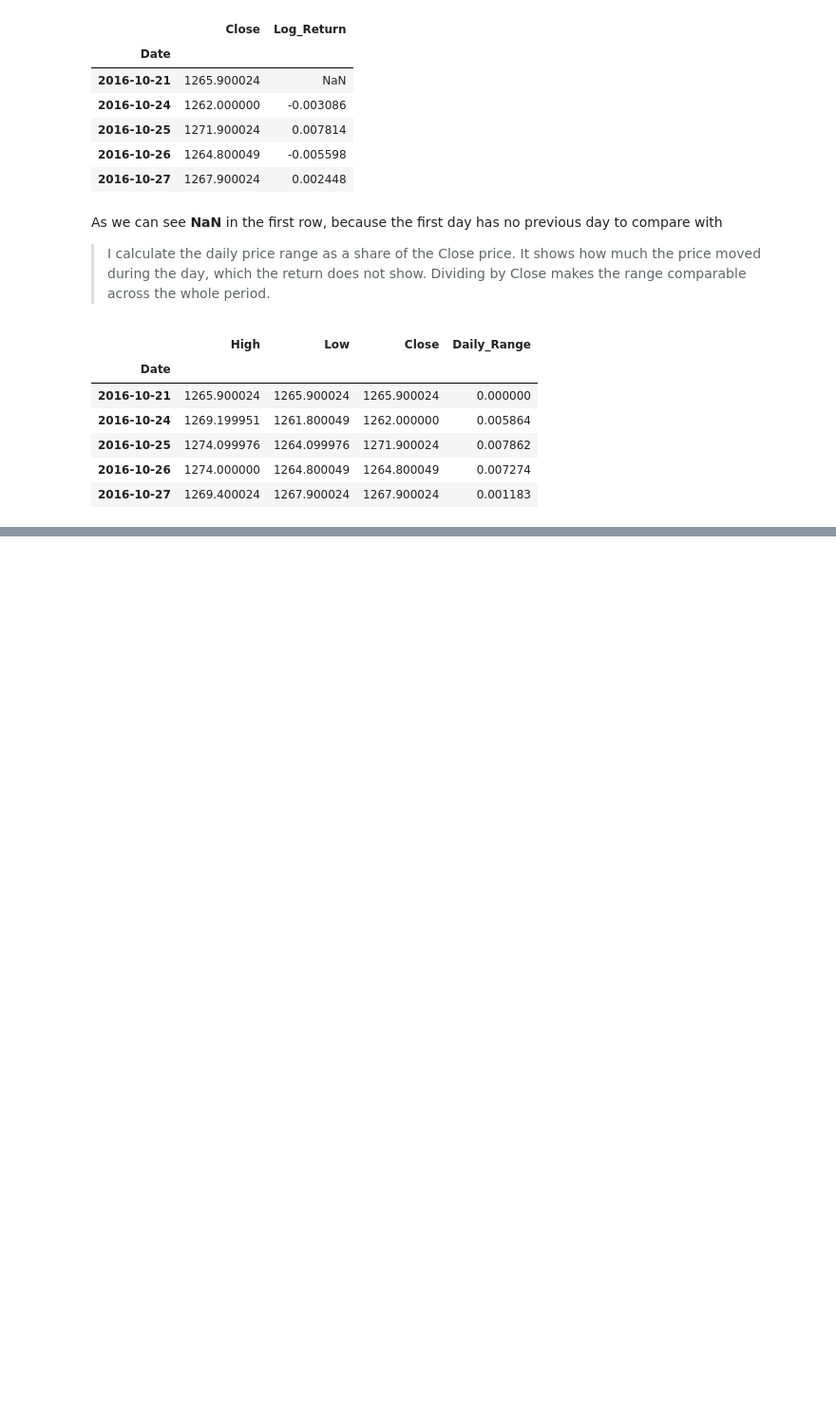
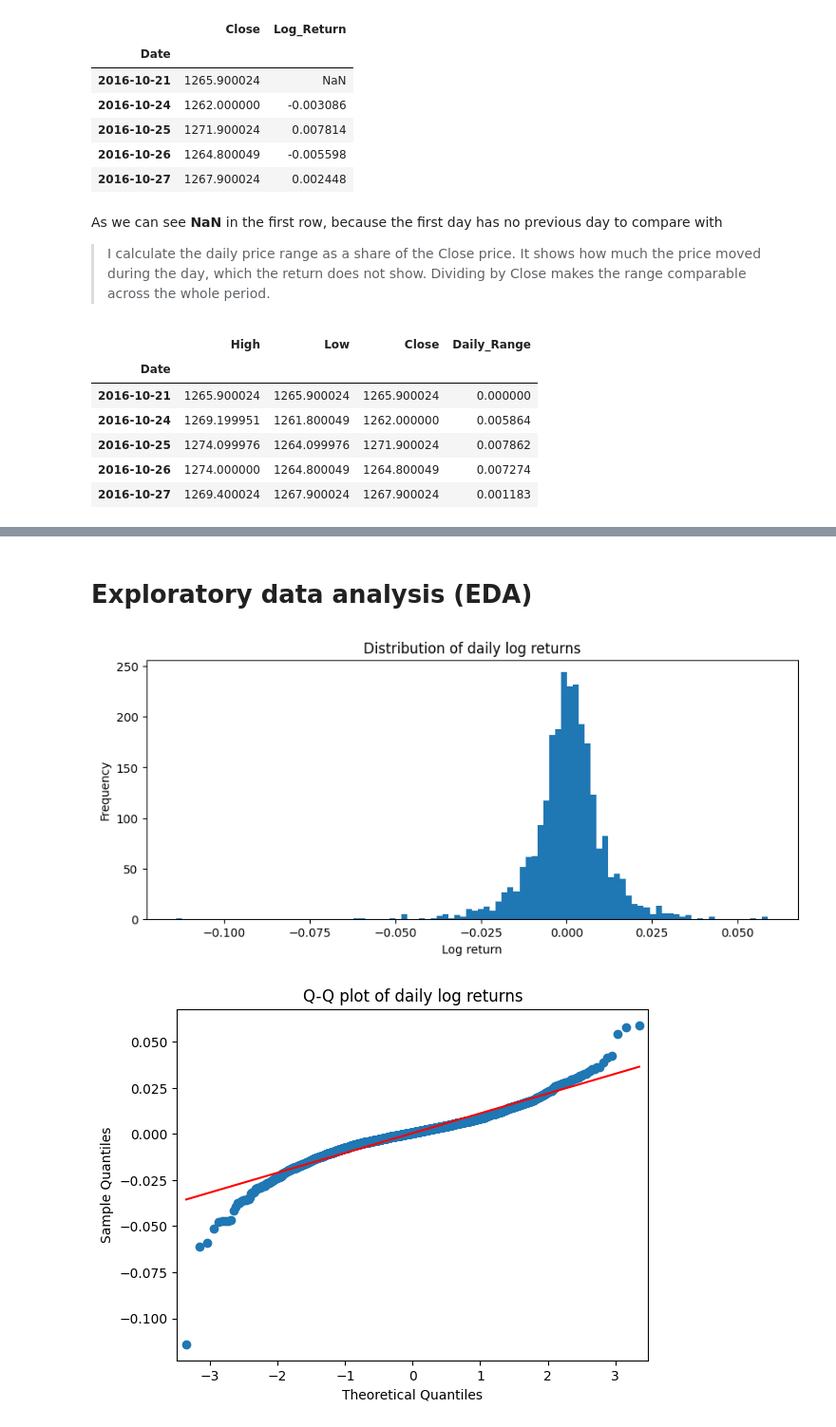
Before and after one commit to ghaflareda-ds/gold_forecast_yahoo_finance, a Jupyter notebook: Gold Forecast.ipynb, the cells around one changed output, grey strips where cells are left out. Shown at 95% size. Cells and saved outputs as stored; diff of their text form; code cells hidden in the pictures; blank space fills up the shorter version.

```diff
--- a/Gold Forecast.ipynb
+++ b/Gold Forecast.ipynb
@@ -300,0 +465,2 @@ gold[['High', 'Low', 'Close', 'Daily_Range']].head()
+# %% [markdown]
+# Exploratory data analysis (EDA)
@@ -300,0 +469,17 @@ gold[['High', 'Low', 'Close', 'Daily_Range']].head()
+# %%
+import statsmodels.api as sm
+
+# Distribution of daily log returns
+returns = gold['Log_Return'].dropna()
+
+returns.plot(kind='hist', bins=100, figsize=(10, 4), title='Distribution of daily log returns')
+plt.xlabel('Log return')
+plt.show()
+
+# Q-Q plot, as in Tutorial 6(a): points far from the red line at the ends mean heavy tails
+sm.qqplot(returns, line='s')
+plt.title('Q-Q plot of daily log returns')
+plt.show()
+# %% [output]
+[figure, added]
+[figure, added]
```
Also changed, not shown: parts of 33 cells of this notebook, 2 other files.
